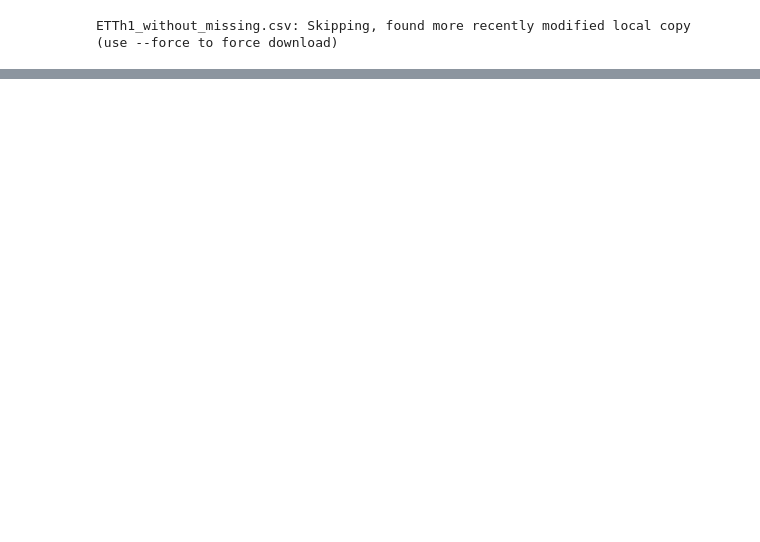
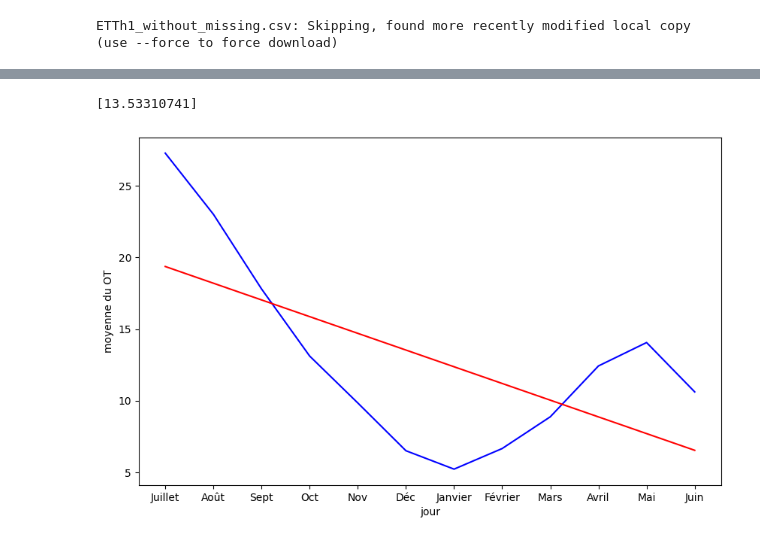
Before and after one commit to momoWantLearn/time_series_classification, a Jupyter notebook: main.ipynb, the cells around one changed output, grey strips where cells are left out. Drawn from its saved outputs; the diff is of its cells as text; code cells hidden in the pictures; blank space fills up the shorter version.

```diff
--- a/main.ipynb
+++ b/main.ipynb
@@ -61,0 +95,70 @@ ok
+# %%
+def meanByMonth(data):
+    OTmean=[0 for i in range(int((len(data)-16)/(24*31))+1)]
+    numberOfDay=0
+    month=0
+    for i,k in data.items():
+        OTmean[numberOfDay]=OTmean[numberOfDay]+k["OT"]
+        month=month+1
+        if(month==24*31):
+            month=0
+            OTmean[numberOfDay]=OTmean[numberOfDay]/(24*31)
+            numberOfDay=numberOfDay+1
+    OTmean[len(OTmean)-1]=OTmean[len(OTmean)-1]/((24*31)+16)
+    OTmonth=[0 for i in range(12)]
+    for i in range(0,12):
+        OTmonth[i]=(OTmean[i]+OTmean[i+12])/2
+    return OTmonth
+
+
+def graphOTbyMonth(data):
+    plt.figure(figsize=(10, 6))
+    AllMonth=[
+    "Juillet",
+    "Août",
+    "Sept",
+    "Oct",
+    "Nov",
+    "Déc",
+    "Janvier",
+    "Février",
+    "Mars",
+    "Avril",
+    "Mai",
+    "Juin"
+]
+    plt.plot(AllMonth,meanByMonth(data))
+    plt.xlabel('jour')
+    plt.ylabel('moyenne du OT')
+    plt.show()
+
+def LinearRegressionOfMonth(data):
+    plt.figure(figsize=(10, 6))
+    AllMonth=[
+    "Juillet",
+    "Août",
+    "Sept",
+    "Oct",
+    "Nov",
+    "Déc",
+    "Janvier",
+    "Février",
+    "Mars",
+    "Avril",
+    "Mai",
+    "Juin"
+]
+    regression_model = LinearRegression()
+    regression_model.fit(np.array([i for i in range(len(meanByMonth(data)))]).reshape(-1, 1), meanByMonth(data))
+    y_predicted = regression_model.predict(np.array([[0]]))
+    print(regression_model.predict(np.array([[5]])))
+    plt.plot(AllMonth,meanByMonth(data),color='b', label='Courbe 2')
+    plt.plot(AllMonth,[regression_model.predict(np.array([[i]])) for i in range(12)],color='r', label='Regression lineaire')
+    plt.xlabel('jour')
+    plt.ylabel('moyenne du OT')
+    plt.show()
+
+LinearRegressionOfMonth(data)
+# %% [output]
+[13.53310741]
+[figure, added]
```
Also changed, not shown: parts of 6 cells of this notebook.
